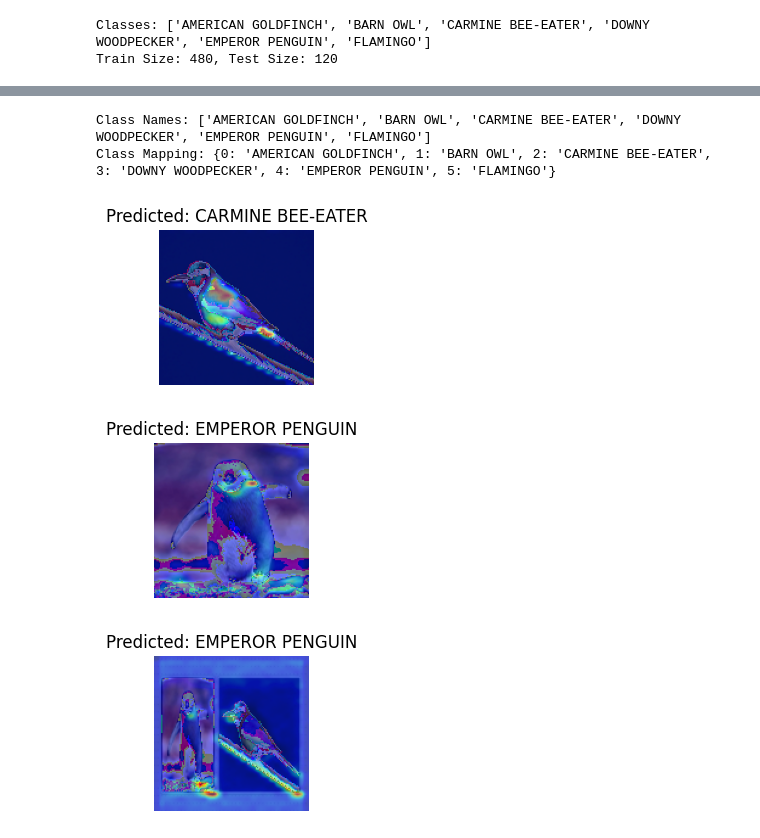
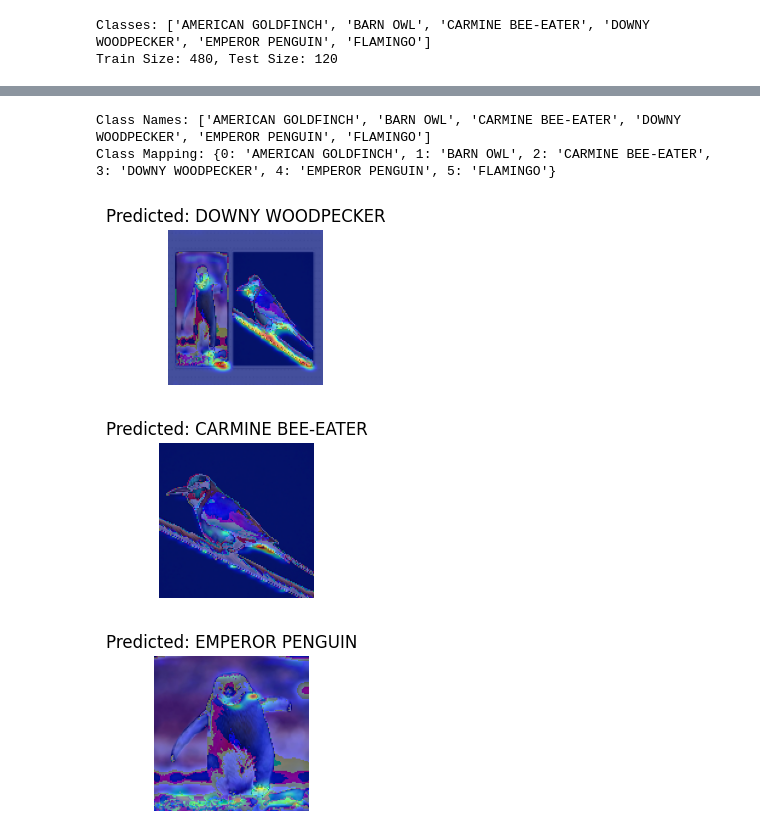
Before and after one commit to ronakmystery/AI, a Jupyter notebook: CNN/CNN.ipynb, the cells around one changed output, grey strips where cells are left out. Saved outputs shown, nothing was run; the diff lists cells and outputs as text; code cells hidden in the pictures.

```diff
--- a/CNN/CNN.ipynb
+++ b/CNN/CNN.ipynb
@@ -191,6 +191,10 @@ import numpy as np
 import random
 
 # Ensure model is in evaluation mode
+# Load the model architecture
+model.load_state_dict(torch.load('bird_classifier.pth', map_location=device))
+
+
 model.eval()
 device = torch.device("cuda" if torch.cuda.is_available() else "cpu")
 model.to(device)
@@ -261,22 +265,4 @@ if num_correct > 0:
     plt.show()
 else:
     print("No correctly classified images found.")
-
-# 🔹 Show 5 Misclassified Images
-num_misclassified = min(5, len(misclassified))
-if num_misclassified > 0:
-    fig, axes = plt.subplots(1, num_misclassified, figsize=(15, 5))
-    for i in range(num_misclassified):
-        img, true_label, predicted_label = misclassified[i]
-        img = img.cpu().permute(1, 2, 0).numpy()  # Convert to numpy format
-        img = (img * 0.5) + 0.5  # Unnormalize
-
-        axes[i].imshow(img)
-        axes[i].set_title(f"True: {test_loader.dataset.dataset.classes[true_label]}\nPred: {test_loader.dataset.dataset.classes[predicted_label]}")
-        axes[i].axis("off")
-
-    plt.suptitle("Misclassified Images", fontsize=16)
-    plt.show()
-else:
-    print("No misclassified images found.")
 # %% [output]
@@ -332,35 +317,40 @@ def generate_cam(image_path):
     output = model(input_tensor)
     _, predicted = torch.max(output, 1)
     predicted_label = predicted.item()
 
     # Compute CAM (target class is the predicted class)
     activation_map = cam_extractor(predicted_label, output)
 
     # Convert image for display
     image_pil = to_pil_image((input_tensor[0].cpu() * 0.5) + 0.5)  # Unnormalize
 
     # Overlay CAM on image
     result = overlay_mask(image_pil, to_pil_image(activation_map[0], mode="F"), alpha=0.5)
 
     # Show the image with CAM
     plt.figure(figsize=(2, 6))
     plt.imshow(result)
     plt.title(f"Predicted: {class_to_idx[predicted_label]}")
     plt.axis("off")
     plt.show()
 
-# Function to test all images in a folder
+import random  # Import random module for shuffling
+
 def test_folder(folder_path):
+    """Processes all images in the folder in a shuffled order."""
     image_files = [f for f in os.listdir(folder_path) if f.endswith((".jpg", ".png", ".jpeg"))]
+
+    random.shuffle(image_files)  # 🔹 Shuffle images randomly
+
     for image_file in image_files:
         image_path = os.path.join(folder_path, image_file)
         generate_cam(image_path)
 
 # Example usage
-test_folder("test")  # Change "test_images" to your actual test folder path
+test_folder("test")  # Change "test" to your actual test folder path
 # %% [output]
 Class Names: ['AMERICAN GOLDFINCH', 'BARN OWL', 'CARMINE BEE-EATER', 'DOWNY WOODPECKER', 'EMPEROR PENGUIN', 'FLAMINGO']
 Class Mapping: {0: 'AMERICAN GOLDFINCH', 1: 'BARN OWL', 2: 'CARMINE BEE-EATER', 3: 'DOWNY WOODPECKER', 4: 'EMPEROR PENGUIN', 5: 'FLAMINGO'}
-[figure, old version]
+[figure, new version]
-[figure, old version]
+[figure, new version]
-[figure, old version]
+[figure, new version]
```
Also changed, not shown: parts of 2 cells of this notebook.
